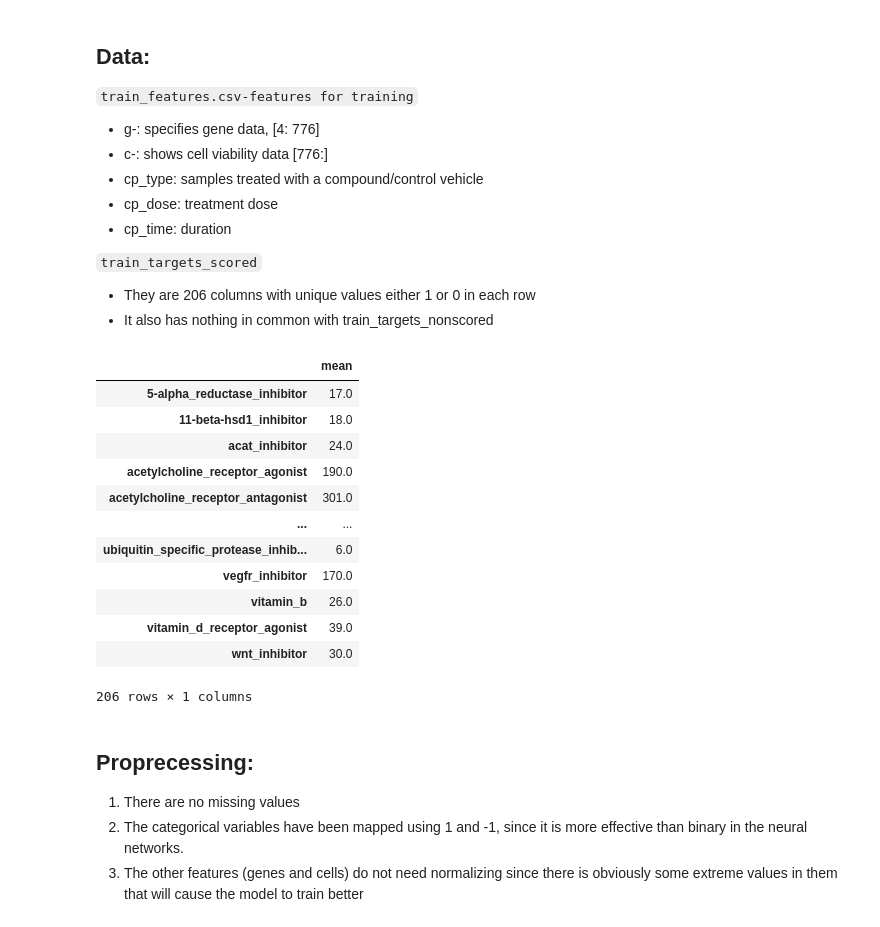
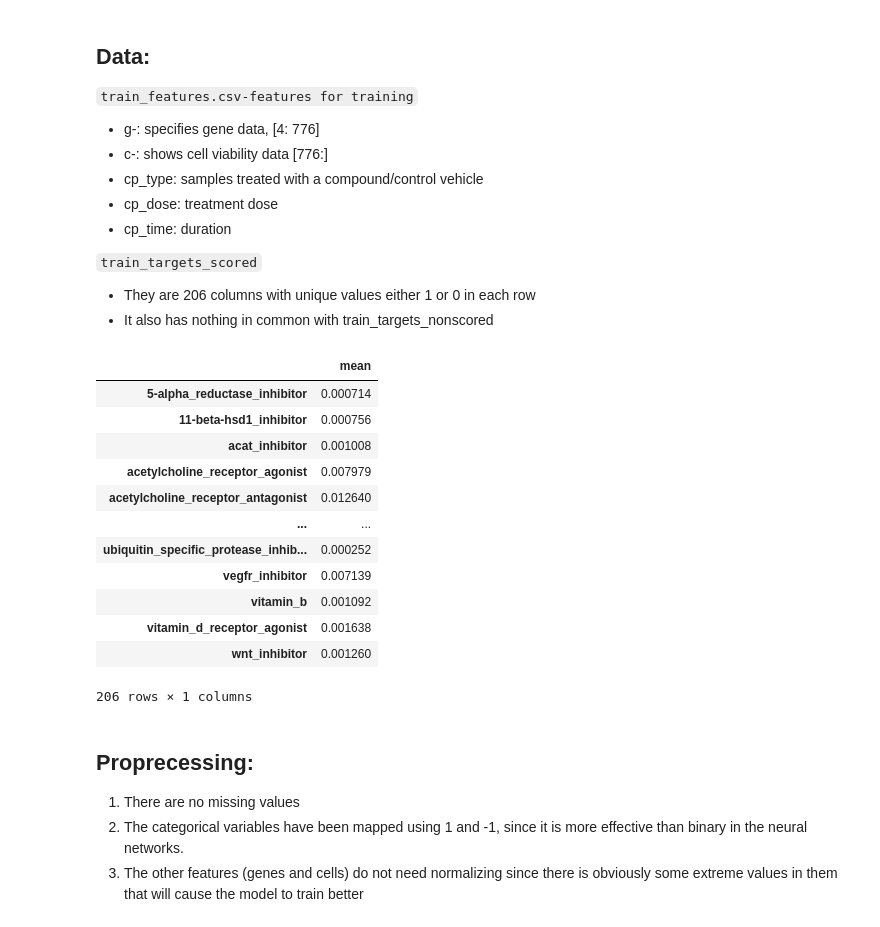
Before and after one commit to damoonsh/MoA, a Jupyter notebook: main.ipynb, the cells around one changed output. Drawn from its saved outputs; the diff is of its cells as text; code cells hidden in the pictures.

```diff
--- a/main.ipynb
+++ b/main.ipynb
@@ -22,19 +22,21 @@ reverse = y_train.iloc[:,1:].T
 # %%
-repitions = pd.DataFrame(y_train.describe().T['mean'] * y_train.shape[0])
+repitions = pd.DataFrame(train_targets.describe().T['mean'])
-# %% [output]
-|  | mean |
-| 5-alpha_reductase_inhibitor | 17.0 |
-| 11-beta-hsd1_inhibitor | 18.0 |
-| acat_inhibitor | 24.0 |
-| acetylcholine_receptor_agonist | 190.0 |
-| acetylcholine_receptor_antagonist | 301.0 |
-| ... | ... |
-| ubiquitin_specific_protease_inhib... | 6.0 |
-| vegfr_inhibitor | 170.0 |
-| vitamin_b | 26.0 |
-| vitamin_d_receptor_agonist | 39.0 |
-| wnt_inhibitor | 30.0 |
-206 rows × 1 columns
+# %%
+repitions
+# %% [output]
+|  | mean |
+| 5-alpha_reductase_inhibitor | 0.000714 |
+| 11-beta-hsd1_inhibitor | 0.000756 |
+| acat_inhibitor | 0.001008 |
+| acetylcholine_receptor_agonist | 0.007979 |
+| acetylcholine_receptor_antagonist | 0.012640 |
+| ... | ... |
+| ubiquitin_specific_protease_inhib... | 0.000252 |
+| vegfr_inhibitor | 0.007139 |
+| vitamin_b | 0.001092 |
+| vitamin_d_receptor_agonist | 0.001638 |
+| wnt_inhibitor | 0.001260 |
+206 rows × 1 columns
 # %% [markdown]
 ## Proprecessing:
 1. There are no missing values
```
Also changed, not shown: parts of 5 cells of this notebook.
